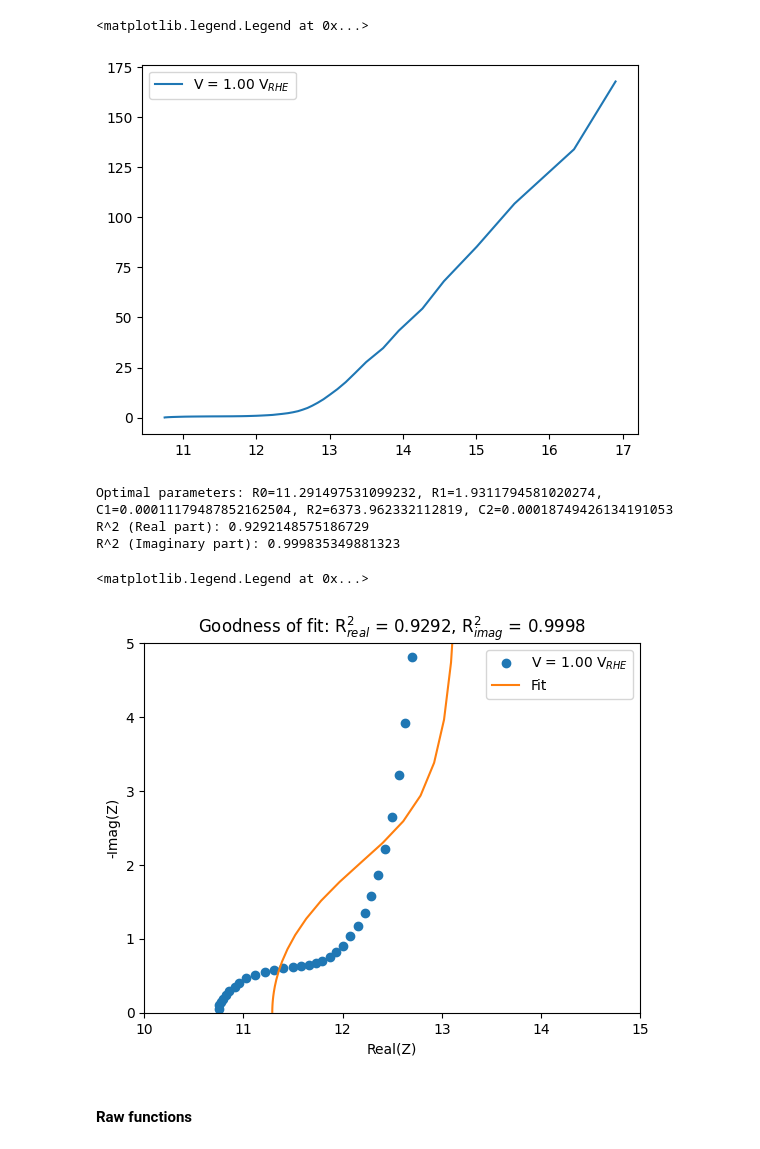
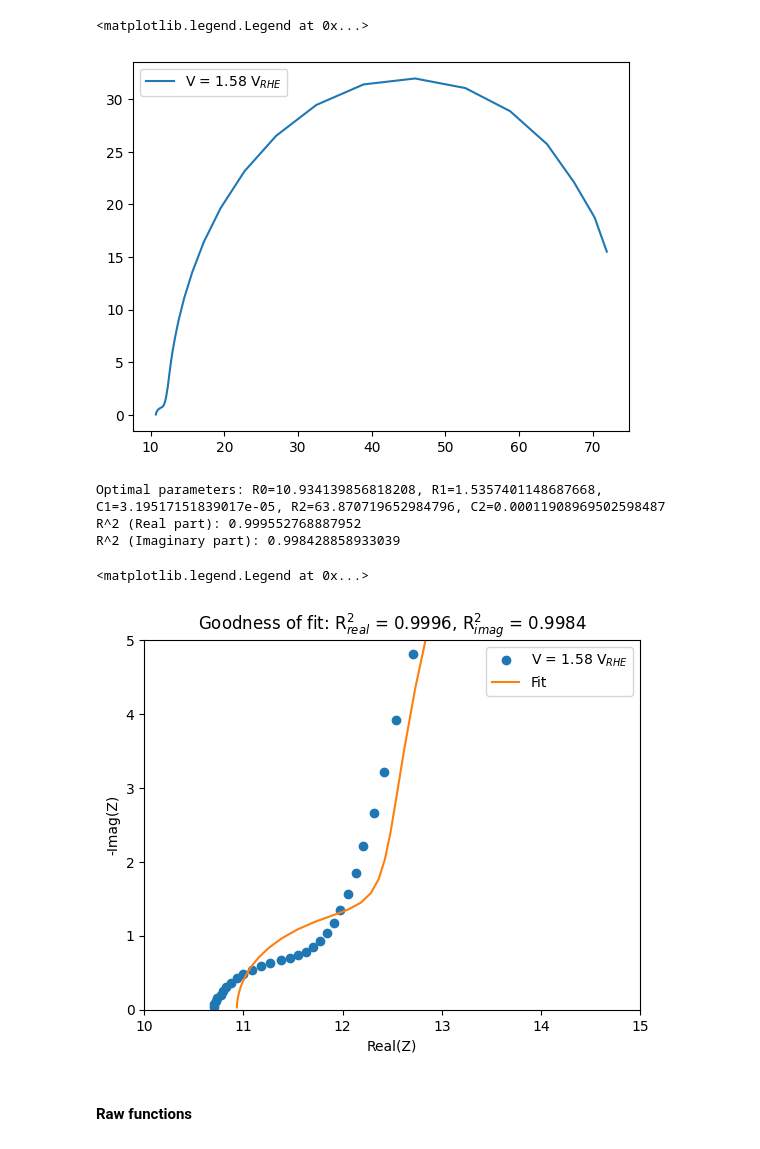
Before and after one commit to raulgarciadiez/EIS_HIROF, a Jupyter notebook: EIS_customized_flow.ipynb, the cells around one changed output. Cells and saved outputs as stored; diff of their text form; code cells hidden in the pictures.

```diff
--- a/EIS_customized_flow.ipynb
+++ b/EIS_customized_flow.ipynb
@@ -5,28 +5,28 @@ import matplotlib.pyplot as plt
 import numpy as np
 from scipy.optimize import curve_fit
 # %%
-mpr_file = BioLogic.MPRfile('MPR files/1_00V_10cyc.mpr')
+mpr_file = BioLogic.MPRfile('MPR files/1_58V_10cyc.mpr')
 df = pd.DataFrame(mpr_file.data)
 
 freq_min = 4
 freq_max = 1e6
 filtered_df = df[(df['freq/Hz'] >= freq_min) & (df['freq/Hz'] <= freq_max)]
 
 Ewe = filtered_df["<Ewe>/V"].mean()
 
 frequencies = filtered_df['freq/Hz'].values
 real = filtered_df['Re(Z)/Ohm'].values
 imaginary = -filtered_df['-Im(Z)/Ohm'].values
 
 Z = np.concatenate((real, imaginary))
 
 omega = 2 * np.pi * frequencies
 
 plt.plot(real, -imaginary, label = f"V = {Ewe:.2f} V$_{{RHE}}$")
 plt.legend()
 # %% [output]
 <matplotlib.legend.Legend at 0x...>
-[figure, old version]
+[figure, new version]
 # %%
 # Define the R-RC-RC equivalent circuit model
 def rrcrc_model(omega, R0, R1, C1, R2, C2):
@@ -79,11 +79,11 @@ plt.ylim([0,5])
 plt.title(f'Goodness of fit: R$^2_{{real}}$ = {r_squared_real:.4f}, R$^2_{{imag}}$ = {r_squared_imaginary:.4f}')
 plt.legend()
 # %% [output]
-Optimal parameters: R0=11.291497531099232, R1=1.9311794581020274, C1=0.00011179487852162504, R2=6373.962332112819, C2=0.00018749426134191053
-R^2 (Real part): 0.9292148575186729
-R^2 (Imaginary part): 0.999835349881323
+Optimal parameters: R0=10.934139856818208, R1=1.5357401148687668, C1=3.19517151839017e-05, R2=63.870719652984796, C2=0.00011908969502598487
+R^2 (Real part): 0.999552768887952
+R^2 (Imaginary part): 0.998428858933039
 <matplotlib.legend.Legend at 0x...>
-[figure, old version]
+[figure, new version]
 # %% [markdown]
 #### Raw functions
 # %%
```
